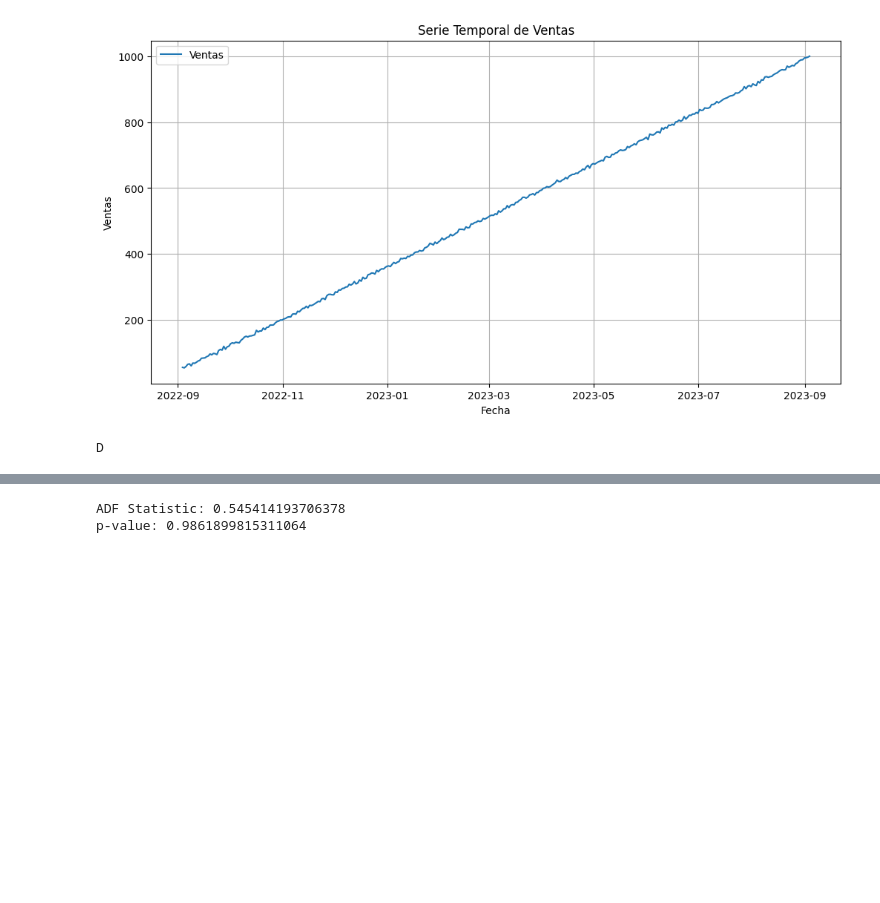
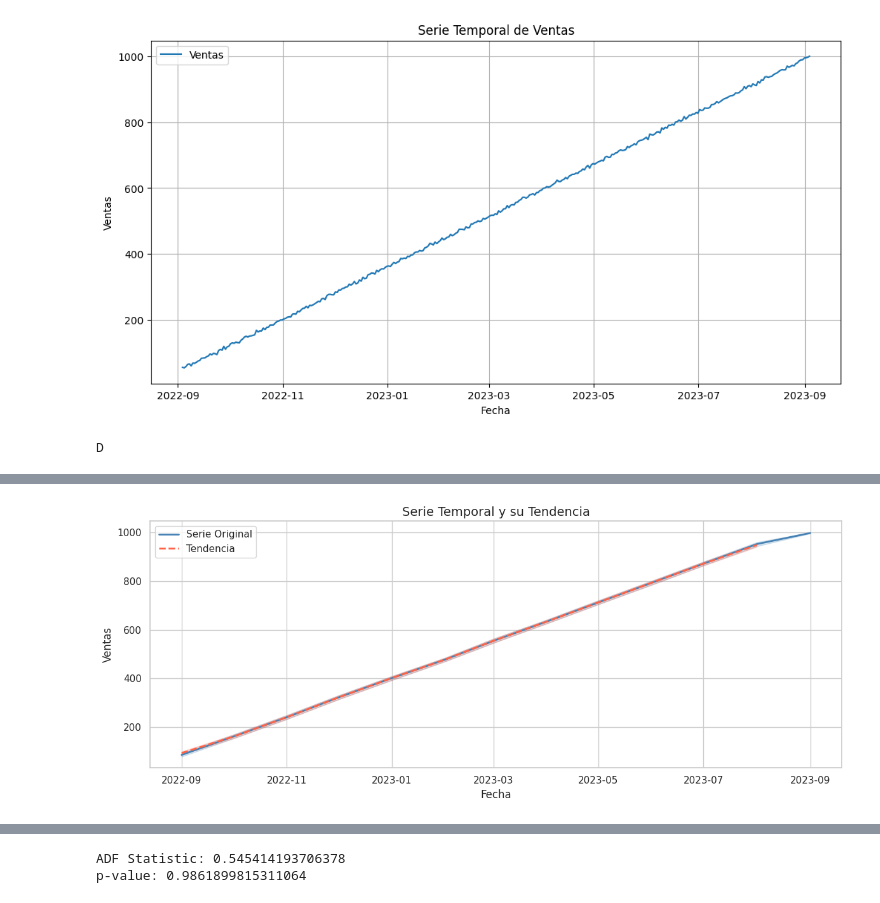
Before and after one commit to 4GeeksAcademy/MariaMiura1_Serie_temporal, a Jupyter notebook: src/explore.ipynb, the cells around one changed output, grey strips where cells are left out. Cells and saved outputs as stored; diff of their text form; code cells hidden in the pictures; blank space fills up the shorter version.

```diff
--- a/src/explore.ipynb
+++ b/src/explore.ipynb
@@ -136,3 +191,25 @@ D
+# %%
+sns.set(style="whitegrid")
+
+# Crear figura
+fig, axis = plt.subplots(figsize=(12, 5))
+
+# Serie original en azul suave
+sns.lineplot(data=ts, label='Serie Original', color='steelblue', linewidth=2)
+
+# Tendencia en rojo claro (si hay valores nulos, se interpolan visualmente)
+sns.lineplot(data=trend, label='Tendencia', color='tomato', linewidth=2, linestyle='--')
+
+# Títulos y leyenda
+plt.title('Serie Temporal y su Tendencia', fontsize=14)
+plt.xlabel('Fecha')
+plt.ylabel('Ventas')
+plt.legend()
+
+plt.tight_layout()
+plt.show()
+# %% [output]
+[figure, added]
 # %%
 df['sales'].rolling(window=3).mean().plot(label='Tendencia suavizada')
 # %% [output]
```
Also changed, not shown: parts of 16 cells of this notebook.
